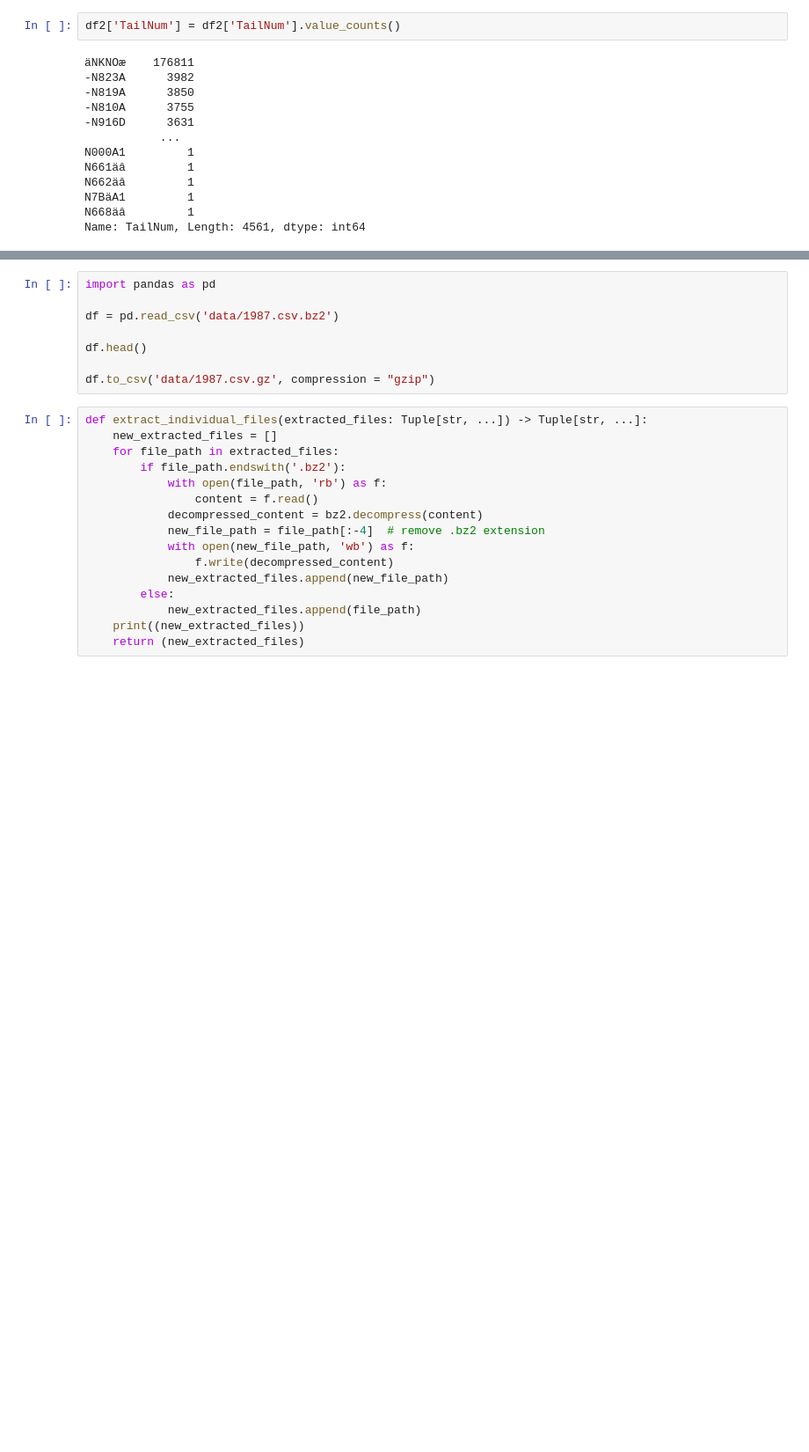
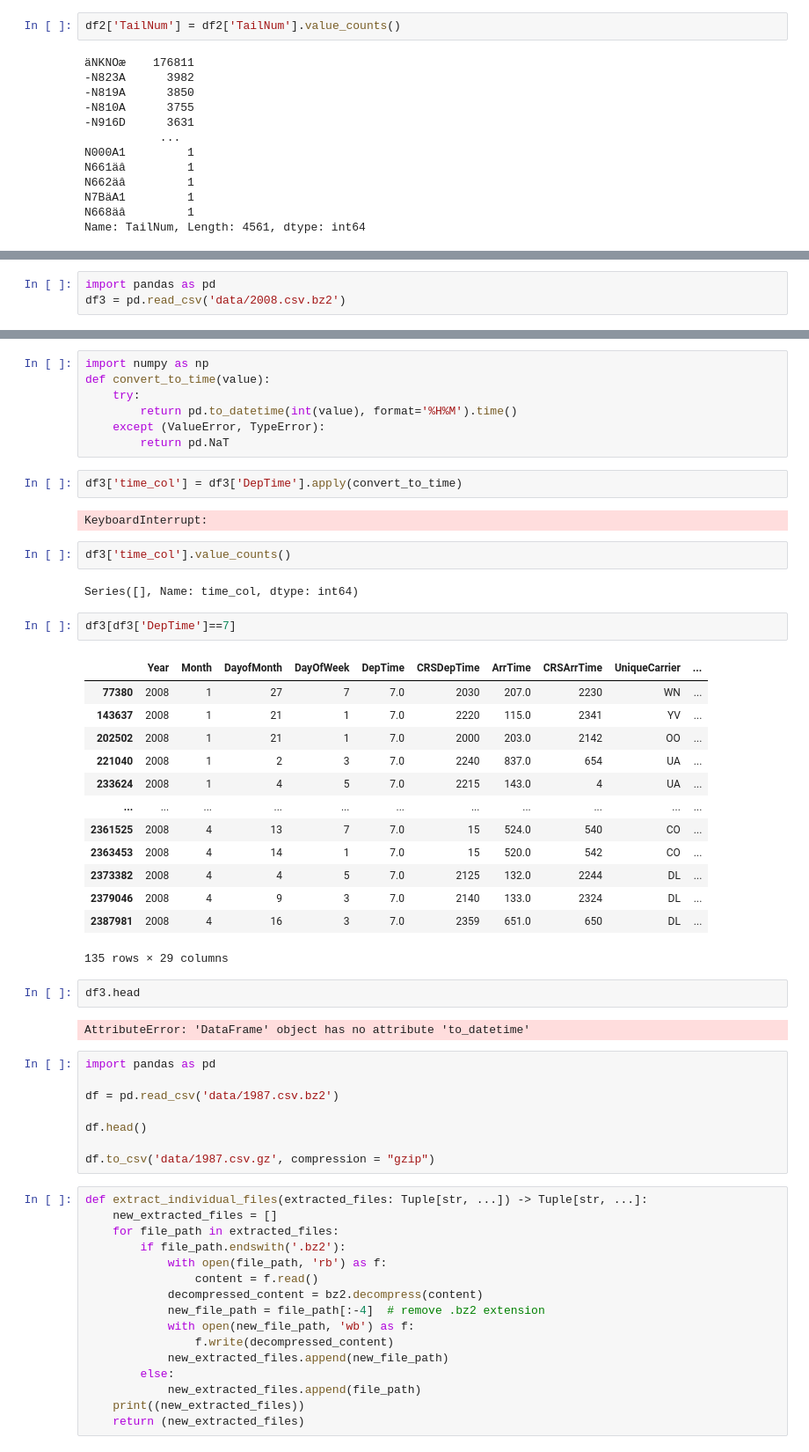
Before and after one commit to joshuaati/DE_airline_pipeline, a Jupyter notebook: main/test2.ipynb, the cells around one changed output, grey strips where cells are left out. Shown: that part at 88% size. Cells and saved outputs as stored; diff of their text form; blank space fills up the shorter version.

```diff
--- a/main/test2.ipynb
+++ b/main/test2.ipynb
@@ -158,0 +137,3 @@ dtype('O')
+# %%
+import pandas as pd
+df3 = pd.read_csv('data/2008.csv.bz2')
@@ -159,3 +175,38 @@ dtype('O')
+# %%
+import numpy as np
+def convert_to_time(value):
+    try:
+        return pd.to_datetime(int(value), format='%H%M').time()
+    except (ValueError, TypeError):
+        return pd.NaT
+# %%
+df3['time_col'] = df3['DepTime'].apply(convert_to_time)
+# %% [output]
+KeyboardInterrupt:
+# %%
+df3['time_col'].value_counts()
+# %% [output]
+Series([], Name: time_col, dtype: int64)
+# %%
+df3[df3['DepTime']==7]
+# %% [output]
+|  | Year | Month | DayofMonth | DayOfWeek | DepTime | CRSDepTime | ArrTime | CRSArrTime | UniqueCarrier | ... |
+| 77380 | 2008 | 1 | 27 | 7 | 7.0 | 2030 | 207.0 | 2230 | WN | ... |
+| 143637 | 2008 | 1 | 21 | 1 | 7.0 | 2220 | 115.0 | 2341 | YV | ... |
+| 202502 | 2008 | 1 | 21 | 1 | 7.0 | 2000 | 203.0 | 2142 | OO | ... |
+| 221040 | 2008 | 1 | 2 | 3 | 7.0 | 2240 | 837.0 | 654 | UA | ... |
+| 233624 | 2008 | 1 | 4 | 5 | 7.0 | 2215 | 143.0 | 4 | UA | ... |
+| ... | ... | ... | ... | ... | ... | ... | ... | ... | ... | ... |
+| 2361525 | 2008 | 4 | 13 | 7 | 7.0 | 15 | 524.0 | 540 | CO | ... |
+| 2363453 | 2008 | 4 | 14 | 1 | 7.0 | 15 | 520.0 | 542 | CO | ... |
+| 2373382 | 2008 | 4 | 4 | 5 | 7.0 | 2125 | 132.0 | 2244 | DL | ... |
+| 2379046 | 2008 | 4 | 9 | 3 | 7.0 | 2140 | 133.0 | 2324 | DL | ... |
+| 2387981 | 2008 | 4 | 16 | 3 | 7.0 | 2359 | 651.0 | 650 | DL | ... |
+135 rows × 29 columns
+# %%
+df3.head
+# %% [output]
+AttributeError: 'DataFrame' object has no attribute 'to_datetime'
 # %%
 import pandas as pd
 
```
Also changed, not shown: parts of 7 cells of this notebook, 17 other files.
